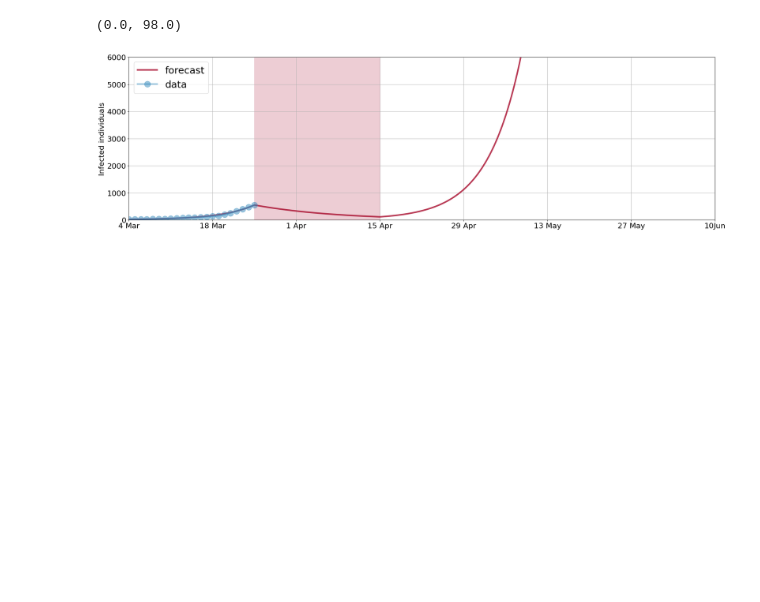
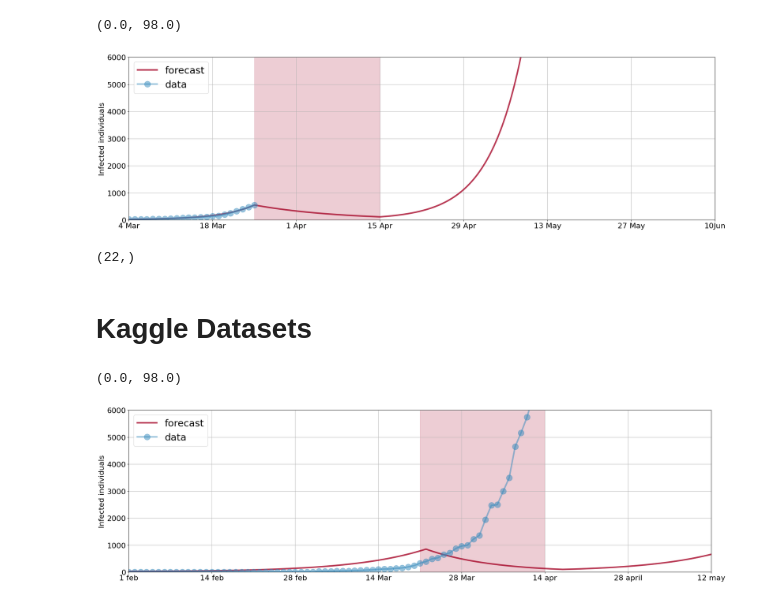
Before and after one commit to allps/notebooks, a Jupyter notebook: SIR_on_Indian_Dataset.ipynb, the cells around one changed output. Saved outputs shown, nothing was run; the diff lists cells and outputs as text; code cells hidden in the pictures; blank space fills up the shorter version.

```diff
--- a/SIR_on_Indian_Dataset.ipynb
+++ b/SIR_on_Indian_Dataset.ipynb
@@ -232,3 +241,19 @@ plt.xlim(0, 98)
 # %% [output]
 (0.0, 98.0)
 [figure]
+# %%
+cases.shape
+# %% [output]
+(22,)
+# %% [markdown]
+# Kaggle Datasets
+# %%
+Kaggle_data = np.array(pd.read_excel("/content/time-series-india.xlsx",header=None))
+cases = Kaggle_data[0,:] - Kaggle_data[1,:]
+cases = cases.transpose()
+# %%
+beta  = 0.011646692       # infection rate
+gIa   = 1./7             # recovery rate of asymptomatic infectives
+gIs   = 1./7             # recovery rate of symptomatic infectives
+alpha = 0.               # fraction of asymptomatic infectives
+fsa   = 1                # the self-isolation parameter
@@ -234,0 +286,29 @@ plt.xlim(0, 98)
+# %%
+IC  = np.zeros((Nf))
+
+
+for i in range(M):
+        IC += data['X'][:,2*M+i]
+t = data['t']
+
+
+fig = plt.figure(num=None, figsize=(28, 8), dpi=80, facecolor='w', edgecolor='k')
+plt.rcParams.update({'font.size': 20})
+
+plt.plot(t, IC, '-', lw=4, color='#A60628', label='forecast', alpha=0.8)
+plt.xticks(np.arange(0, 232, 14),('1 feb','14 feb','28 feb','14 Mar','28 Mar','14 apr','28 april','12 may','26 may','9 jun'))
+t1=int(Nf/14)
+plt.fill_between(t[7*t1:10*t1], 0, 6000, color="#A60628", alpha=0.2)
+
+#my_data = np.genfromtxt('../data/covid-cases/india.txt', delimiter='', skip_header=6)
+#day, cases = my_data[:,0], my_data[:,3] - my_data[:,1]
+
+plt.plot(cases, 'o-', lw=4, color='#348ABD', ms=16, label='data', alpha=0.5)
+plt.legend(fontsize=26, loc='upper left')
+plt.grid()
+plt.ylabel('Infected individuals')
+plt.ylim(0, 6000)
+plt.xlim(0, 98)
+# %% [output]
+(0.0, 98.0)
+[figure, added]
```
Also changed, not shown: parts of 3 cells of this notebook.
